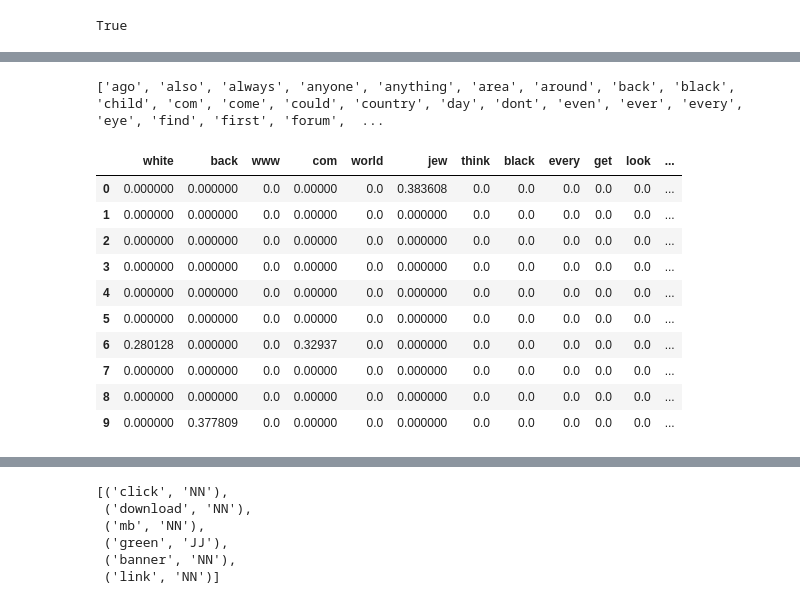
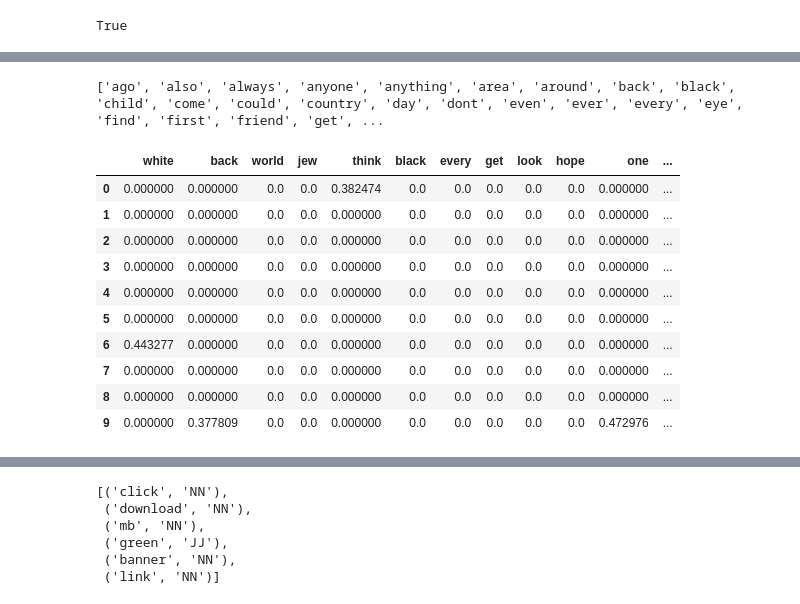
Before and after one commit to martinaviggiano/textsent_project, a Jupyter notebook: COME LO CHIAMO.ipynb, the cells around one changed output, grey strips where cells are left out. Cells and saved outputs as stored; diff of their text form; code cells hidden in the pictures.

```diff
--- a/COME LO CHIAMO.ipynb
+++ b/COME LO CHIAMO.ipynb
@@ -134,6 +140,8 @@ swords = set().union(stopwords.words('english'), additional, string.punctuation)
 data['text_clean'] = data['text'].str.lower()\
     .str.replace('(@[a-z0-9]+)\w+',' ')\
     .str.replace('(http\S+)', ' ')\
+    .str.replace('(www\S+)',' ')\
+    .str.replace(r"com$", ' ')\
     .str.replace('[0-9]+(?:st| st|nd| nd|rd| rd|th| th)', '')\
     .str.replace('([^a-z \t])',' ')\
     .str.replace(' +',' ')\
@@ -147,10 +155,6 @@ data['stemmed'] = data['text_clean'].apply(lambda x: " ".join([ps.stem(i) for i
 # Lemmatizer
 lm = nltk.WordNetLemmatizer()
 data['lemmatized'] = data['text_clean'].apply(lambda x: " ".join([lm.lemmatize(i) for i in word_tokenize(x)]))
-# %%
-# Sentiment Analysis by nltk VADER
-sia = vd.SentimentIntensityAnalyzer()
-data['sentiment_score'] = data['stemmed'].apply(lambda x: sum([sia.polarity_scores(i)['compound'] for i in word_tokenize(x)]))
 # %%
 data
 # %% [output]
@@ -195,21 +188,21 @@ tfidf_vectorizer = TfidfVectorizer(max_features=100)
 X_tfidf = tfidf_vectorizer.fit_transform(data['lemmatized'])
 print(tfidf_vectorizer.get_feature_names())
 # %% [output]
-['ago', 'also', 'always', 'anyone', 'anything', 'area', 'around', 'back', 'black', 'child', 'com', 'come', 'could', 'country', 'day', 'dont', 'even', 'ever', 'every', 'eye', 'find', 'first', 'forum',  ...
+['ago', 'also', 'always', 'anyone', 'anything', 'area', 'around', 'back', 'black', 'child', 'come', 'could', 'country', 'day', 'dont', 'even', 'ever', 'every', 'eye', 'find', 'first', 'friend', 'get', ...
 # %%
-pd.DataFrame(X_tfidf[1:11,7:25].toarray(), columns=list(tfidf_vectorizer.vocabulary_.keys())[7:25])
+pd.DataFrame(X_tfidf[1:11,7:23].toarray(), columns=list(tfidf_vectorizer.vocabulary_.keys())[7:23])
 # %% [output]
-|  | white | back | www | com | world | jew | think | black | every | get | look | ... |
-| 0 | 0.000000 | 0.000000 | 0.0 | 0.00000 | 0.0 | 0.383608 | 0.0 | 0.0 | 0.0 | 0.0 | 0.0 | ... |
-| 1 | 0.000000 | 0.000000 | 0.0 | 0.00000 | 0.0 | 0.000000 | 0.0 | 0.0 | 0.0 | 0.0 | 0.0 | ... |
-| 2 | 0.000000 | 0.000000 | 0.0 | 0.00000 | 0.0 | 0.000000 | 0.0 | 0.0 | 0.0 | 0.0 | 0.0 | ... |
-| 3 | 0.000000 | 0.000000 | 0.0 | 0.00000 | 0.0 | 0.000000 | 0.0 | 0.0 | 0.0 | 0.0 | 0.0 | ... |
-| 4 | 0.000000 | 0.000000 | 0.0 | 0.00000 | 0.0 | 0.000000 | 0.0 | 0.0 | 0.0 | 0.0 | 0.0 | ... |
-| 5 | 0.000000 | 0.000000 | 0.0 | 0.00000 | 0.0 | 0.000000 | 0.0 | 0.0 | 0.0 | 0.0 | 0.0 | ... |
-| 6 | 0.280128 | 0.000000 | 0.0 | 0.32937 | 0.0 | 0.000000 | 0.0 | 0.0 | 0.0 | 0.0 | 0.0 | ... |
-| 7 | 0.000000 | 0.000000 | 0.0 | 0.00000 | 0.0 | 0.000000 | 0.0 | 0.0 | 0.0 | 0.0 | 0.0 | ... |
-| 8 | 0.000000 | 0.000000 | 0.0 | 0.00000 | 0.0 | 0.000000 | 0.0 | 0.0 | 0.0 | 0.0 | 0.0 | ... |
-| 9 | 0.000000 | 0.377809 | 0.0 | 0.00000 | 0.0 | 0.000000 | 0.0 | 0.0 | 0.0 | 0.0 | 0.0 | ... |
+|  | white | back | world | jew | think | black | every | get | look | hope | one | ... |
+| 0 | 0.000000 | 0.000000 | 0.0 | 0.0 | 0.382474 | 0.0 | 0.0 | 0.0 | 0.0 | 0.0 | 0.000000 | ... |
+| 1 | 0.000000 | 0.000000 | 0.0 | 0.0 | 0.000000 | 0.0 | 0.0 | 0.0 | 0.0 | 0.0 | 0.000000 | ... |
+| 2 | 0.000000 | 0.000000 | 0.0 | 0.0 | 0.000000 | 0.0 | 0.0 | 0.0 | 0.0 | 0.0 | 0.000000 | ... |
+| 3 | 0.000000 | 0.000000 | 0.0 | 0.0 | 0.000000 | 0.0 | 0.0 | 0.0 | 0.0 | 0.0 | 0.000000 | ... |
+| 4 | 0.000000 | 0.000000 | 0.0 | 0.0 | 0.000000 | 0.0 | 0.0 | 0.0 | 0.0 | 0.0 | 0.000000 | ... |
+| 5 | 0.000000 | 0.000000 | 0.0 | 0.0 | 0.000000 | 0.0 | 0.0 | 0.0 | 0.0 | 0.0 | 0.000000 | ... |
+| 6 | 0.443277 | 0.000000 | 0.0 | 0.0 | 0.000000 | 0.0 | 0.0 | 0.0 | 0.0 | 0.0 | 0.000000 | ... |
+| 7 | 0.000000 | 0.000000 | 0.0 | 0.0 | 0.000000 | 0.0 | 0.0 | 0.0 | 0.0 | 0.0 | 0.000000 | ... |
+| 8 | 0.000000 | 0.000000 | 0.0 | 0.0 | 0.000000 | 0.0 | 0.0 | 0.0 | 0.0 | 0.0 | 0.000000 | ... |
+| 9 | 0.000000 | 0.377809 | 0.0 | 0.0 | 0.000000 | 0.0 | 0.0 | 0.0 | 0.0 | 0.0 | 0.472976 | ... |
 # %%
 # https://medium.com/@cristhianboujon/how-to-list-the-most-common-words-from-text-corpus-using-scikit-learn-dad4d0cab41d
 def get_top_n_words(corpus, n=None):
```
Also changed, not shown: parts of 84 cells of this notebook.
